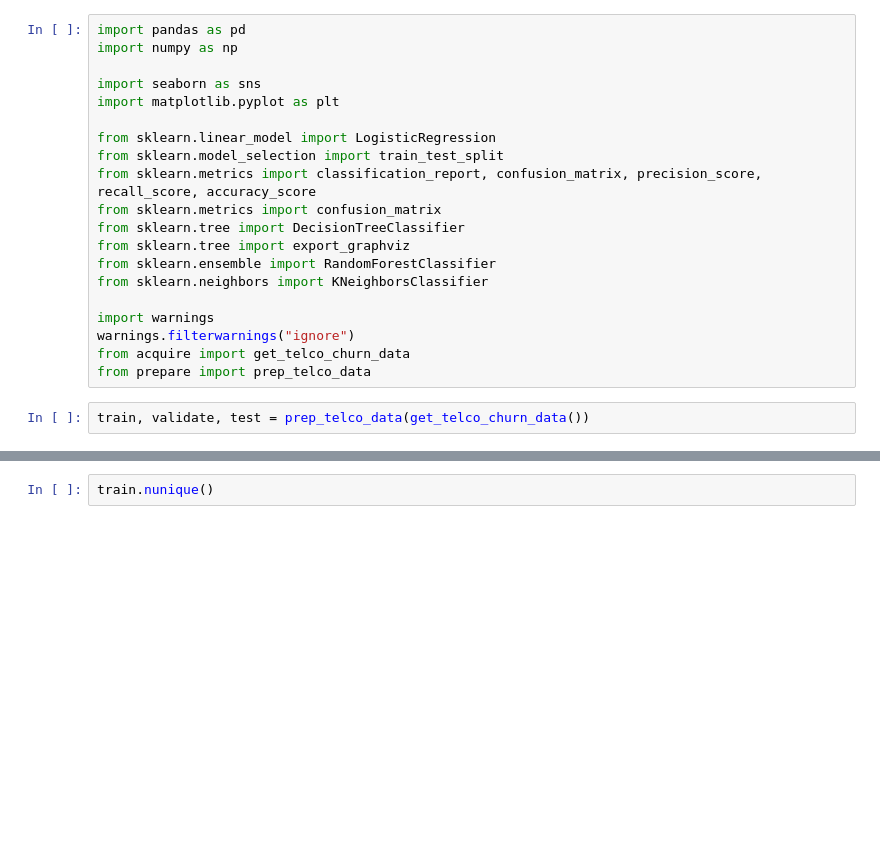
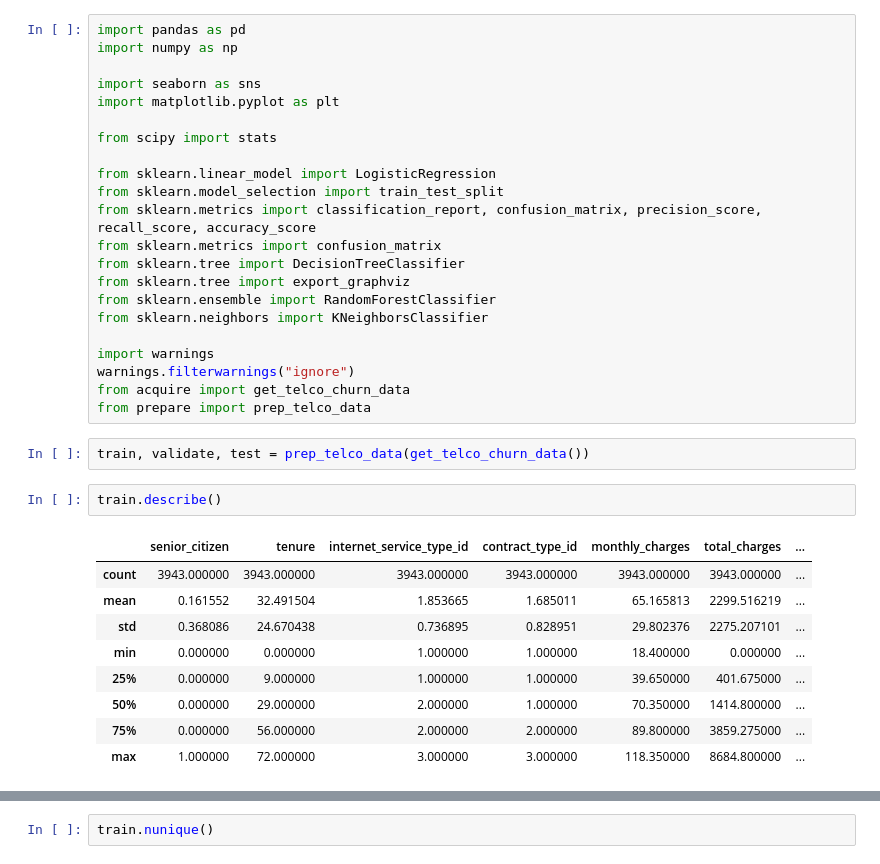
Before and after one commit to AAranda10/classification_project, a Jupyter notebook: classification_project.ipynb, the cells around one changed output, grey strips where cells are left out. Drawn from its saved outputs; the diff is of its cells as text; blank space fills up the shorter version.

```diff
--- a/classification_project.ipynb
+++ b/classification_project.ipynb
@@ -4,6 +4,8 @@ import numpy as np
 
 import seaborn as sns
 import matplotlib.pyplot as plt
+
+from scipy import stats
 
 from sklearn.linear_model import LogisticRegression
 from sklearn.model_selection import train_test_split
@@ -20,3 +22,15 @@ from acquire import get_telco_churn_data
 from prepare import prep_telco_data
 # %%
 train, validate, test = prep_telco_data(get_telco_churn_data())
+# %%
+train.describe()
+# %% [output]
+|  | senior_citizen | tenure | internet_service_type_id | contract_type_id | monthly_charges | total_charges | ... |
+| count | 3943.000000 | 3943.000000 | 3943.000000 | 3943.000000 | 3943.000000 | 3943.000000 | ... |
+| mean | 0.161552 | 32.491504 | 1.853665 | 1.685011 | 65.165813 | 2299.516219 | ... |
+| std | 0.368086 | 24.670438 | 0.736895 | 0.828951 | 29.802376 | 2275.207101 | ... |
+| min | 0.000000 | 0.000000 | 1.000000 | 1.000000 | 18.400000 | 0.000000 | ... |
+| 25% | 0.000000 | 9.000000 | 1.000000 | 1.000000 | 39.650000 | 401.675000 | ... |
+| 50% | 0.000000 | 29.000000 | 2.000000 | 1.000000 | 70.350000 | 1414.800000 | ... |
+| 75% | 0.000000 | 56.000000 | 2.000000 | 2.000000 | 89.800000 | 3859.275000 | ... |
+| max | 1.000000 | 72.000000 | 3.000000 | 3.000000 | 118.350000 | 8684.800000 | ... |
```
Also changed, not shown: parts of 17 cells of this notebook, 1 other file.
